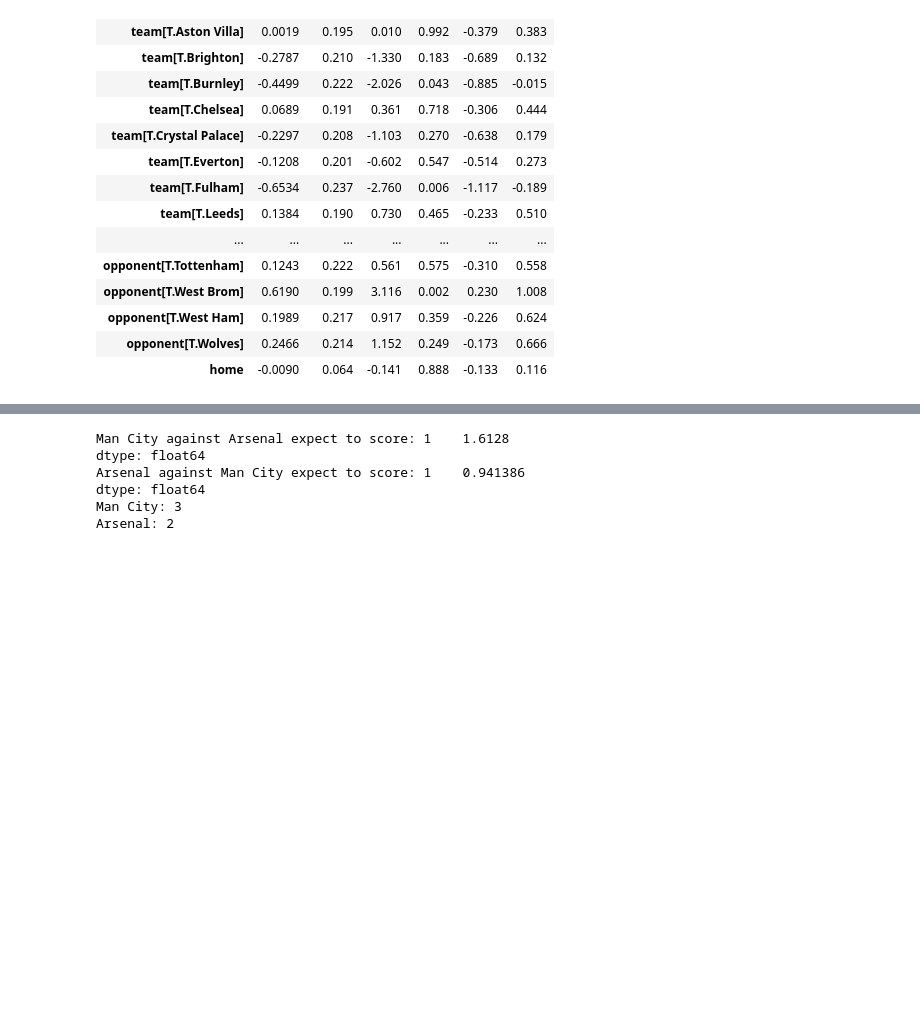
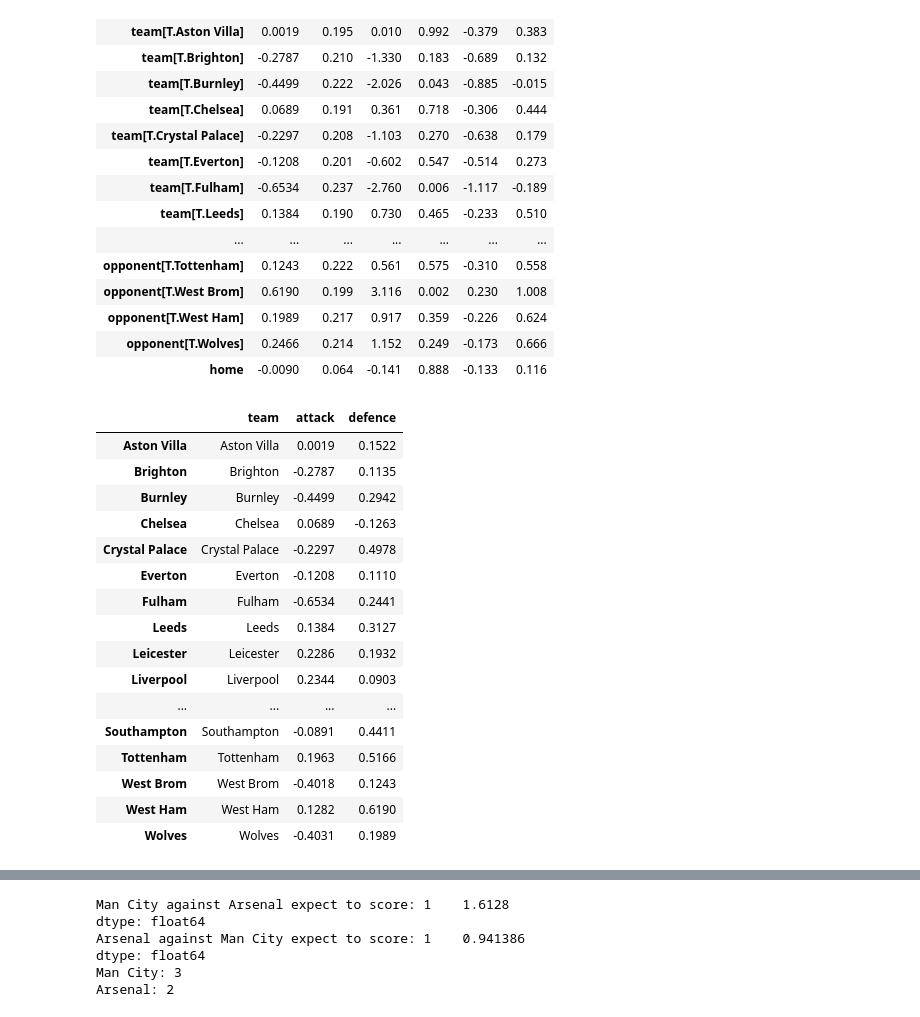
Before and after one commit to yashkarle/soccer-ds-stats, a Jupyter notebook: Projects/4UppsalaMMS/5_SimMatches/sim_match.ipynb, the cells around one changed output, grey strips where cells are left out. Saved outputs shown, nothing was run; the diff lists cells and outputs as text; code cells hidden in the pictures; blank space fills up the shorter version.

```diff
--- a/Projects/4UppsalaMMS/5_SimMatches/sim_match.ipynb
+++ b/Projects/4UppsalaMMS/5_SimMatches/sim_match.ipynb
@@ -218,3 +218,33 @@ Generalized Linear Model Regression Results
 | opponent[T.West Ham] | 0.1989 | 0.217 | 0.917 | 0.359 | -0.226 | 0.624 |
 | opponent[T.Wolves] | 0.2466 | 0.214 | 1.152 | 0.249 | -0.173 | 0.666 |
 | home | -0.0090 | 0.064 | -0.141 | 0.888 | -0.133 | 0.116 |
+# %%
+team = ['Aston Villa', 'Brighton', 'Burnley', 'Chelsea', 'Crystal Palace', 'Everton', 'Fulham', 'Leeds', 'Leicester', 'Liverpool',
+ 'Man City', 'Man United', 'Newcastle', 'Sheffield United', 'Southampton', 'Tottenham', 'West Brom', 'West Ham', 'Wolves']
+
+attack = [0.0019, -0.2787, -0.4499, 0.0689, -0.2297, -0.1208, -0.6534, 0.1384, 0.2286, 0.2344,
+ 0.3799, 0.3011, -0.1586, -0.9977, -0.0891, 0.1963, -0.4018, 0.1282, -0.4031]
+
+defence = [0.1522, 0.1135, 0.2942, -0.1263, 0.4978, 0.1110, 0.2441, 0.3127, 0.1932, 0.0903,
+ -0.1674, 0.1151, 0.1151, 0.4485, 0.4411, 0.5166, 0.1243, 0.6190, 0.1989, 0.2466]
+
+df = pd.DataFrame(list(zip(team, attack, defence)), columns =['team', 'attack', 'defence'], index=team)
+df
+# %% [output]
+|  | team | attack | defence |
+| Aston Villa | Aston Villa | 0.0019 | 0.1522 |
+| Brighton | Brighton | -0.2787 | 0.1135 |
+| Burnley | Burnley | -0.4499 | 0.2942 |
+| Chelsea | Chelsea | 0.0689 | -0.1263 |
+| Crystal Palace | Crystal Palace | -0.2297 | 0.4978 |
+| Everton | Everton | -0.1208 | 0.1110 |
+| Fulham | Fulham | -0.6534 | 0.2441 |
+| Leeds | Leeds | 0.1384 | 0.3127 |
+| Leicester | Leicester | 0.2286 | 0.1932 |
+| Liverpool | Liverpool | 0.2344 | 0.0903 |
+| ... | ... | ... | ... |
+| Southampton | Southampton | -0.0891 | 0.4411 |
+| Tottenham | Tottenham | 0.1963 | 0.5166 |
+| West Brom | West Brom | -0.4018 | 0.1243 |
+| West Ham | West Ham | 0.1282 | 0.6190 |
+| Wolves | Wolves | -0.4031 | 0.1989 |
```
Also changed, not shown: parts of 1 cell of this notebook, 1 other file.
